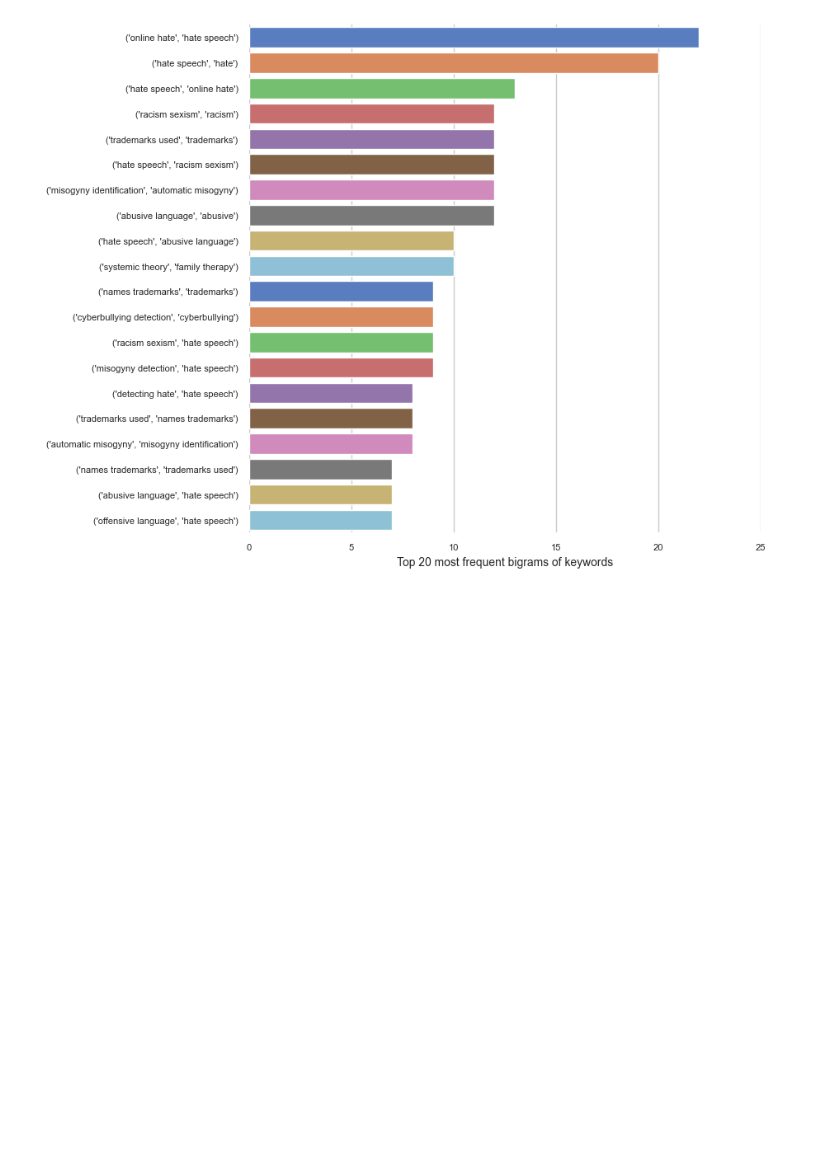
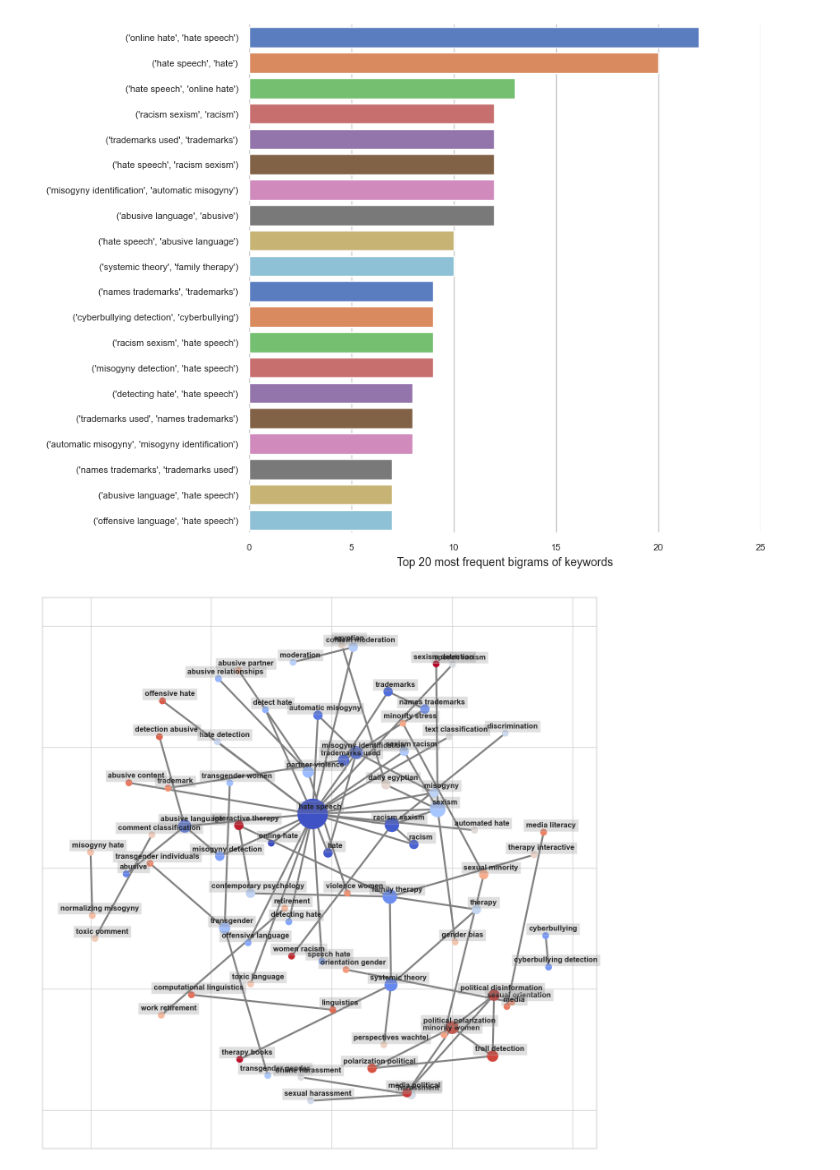
Before and after one commit to booktrackerGirl/Data-wrangling-and-analysis, a Jupyter notebook: Google Scholar Search/SerpAPI/serpapi_analysis.ipynb, the cells around one changed output. Drawn from its saved outputs; the diff is of its cells as text; code cells hidden in the pictures; blank space fills up the shorter version.

```diff
--- a/Google Scholar Search/SerpAPI/serpapi_analysis.ipynb
+++ b/Google Scholar Search/SerpAPI/serpapi_analysis.ipynb
@@ -922,3 +922,51 @@ p.set_ylabel("",fontsize=10)
 p.tick_params(labelsize=8)
 # %% [output]
 [figure]
+# %%
+# Create dictionary of bigrams and their counts
+d = bigram_df.set_index('bigram').T.to_dict('records')
+
+# Create network plot
+G = nx.Graph()
+
+# Create connections between nodes
+for k, v in d[0].items():
+    G.add_edge(k[0], k[1], weight=(v * 10))
+    degree = dict(G.degree)
+
+G.add_node("sexism", weight=100)
+# %%
+color_lookup = {k:v for v, k in enumerate(sorted(set(G.nodes())))}
+
+low, *_, high = sorted(color_lookup.values())
+norm = mpl.colors.Normalize(vmin=low, vmax=high, clip=True)
+mapper = mpl.cm.ScalarMappable(norm=norm, cmap=mpl.cm.coolwarm)
+
+
+fig, ax = plt.subplots(figsize=(16, 16))
+
+pos = nx.spring_layout(G, k=2)
+
+# Plot networks
+nx.draw_networkx(G, pos,
+                 font_size=10,
+                 width=3,
+                 edge_color='grey',
+                 node_color= [mapper.to_rgba(i)
+                    for i in color_lookup.values()],           #'purple',
+                 nodelist=degree.keys(), node_size=[v * 100 for v in degree.values()],
+                 with_labels = False,
+                 ax=ax)
+
+# Create offset labels
+for key, value in pos.items():
+    x, y = value[0]+.03, value[1]+.02
+    ax.text(x, y,
+            s=key,
+            bbox=dict(facecolor='grey', alpha=0.25),
+            horizontalalignment='center', fontsize=12, weight='bold')
+
+#plt.savefig('sexism_co-occurrence.png')
+plt.show()
+# %% [output]
+[figure, added]
```
